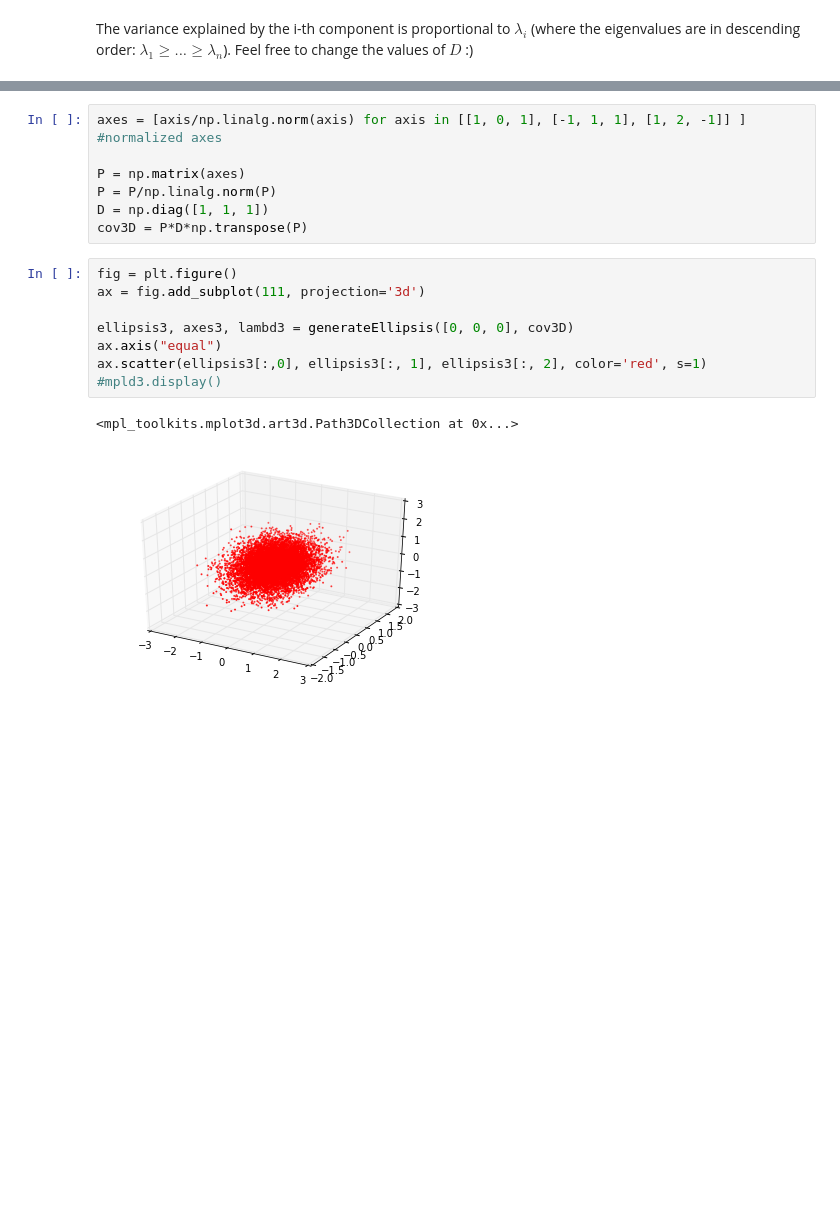
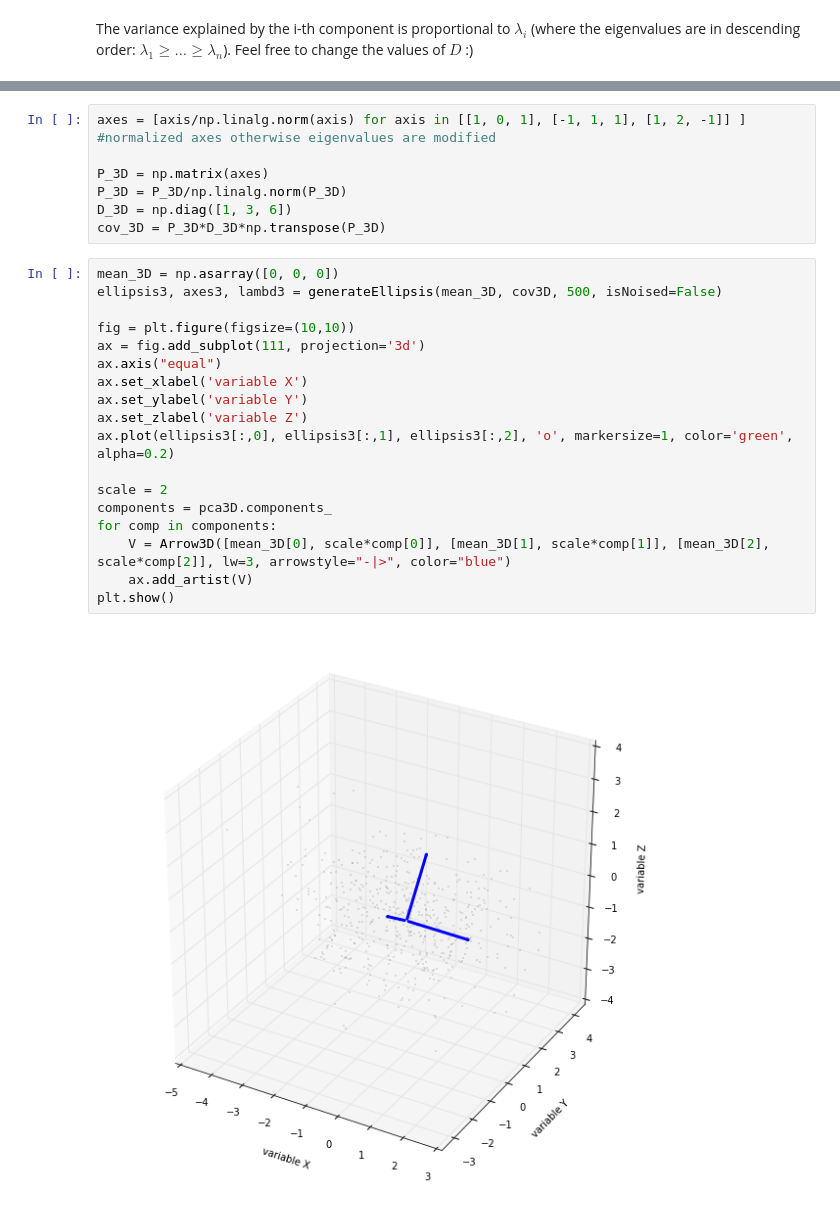
Before and after one commit to Nick-Ol/Ipython-Notebooks, a Jupyter notebook: PCA/PCA.ipynb, the cells around one changed output, grey strips where cells are left out. Saved outputs shown, nothing was run; the diff lists cells and outputs as text; blank space fills up the shorter version.

```diff
--- a/PCA/PCA.ipynb
+++ b/PCA/PCA.ipynb
@@ -100,22 +120,31 @@ mpld3.enable_notebook()
 # %%
 axes = [axis/np.linalg.norm(axis) for axis in [[1, 0, 1], [-1, 1, 1], [1, 2, -1]] ]
-#normalized axes
+#normalized axes otherwise eigenvalues are modified
 
-P = np.matrix(axes)
-P = P/np.linalg.norm(P)
-D = np.diag([1, 1, 1])
-cov3D = P*D*np.transpose(P)
+P_3D = np.matrix(axes)
+P_3D = P_3D/np.linalg.norm(P_3D)
+D_3D = np.diag([1, 3, 6])
+cov_3D = P_3D*D_3D*np.transpose(P_3D)
-# %%
-fig = plt.figure()
-ax = fig.add_subplot(111, projection='3d')
-
-ellipsis3, axes3, lambd3 = generateEllipsis([0, 0, 0], cov3D)
-ax.axis("equal")
-ax.scatter(ellipsis3[:,0], ellipsis3[:, 1], ellipsis3[:, 2], color='red', s=1)
-#mpld3.display()
-# %% [output]
-<mpl_toolkits.mplot3d.art3d.Path3DCollection at 0x...>
-[figure, removed]
+# %%
+mean_3D = np.asarray([0, 0, 0])
+ellipsis3, axes3, lambd3 = generateEllipsis(mean_3D, cov3D, 500, isNoised=False)
+
+fig = plt.figure(figsize=(10,10))
+ax = fig.add_subplot(111, projection='3d')
+ax.axis("equal")
+ax.set_xlabel('variable X')
+ax.set_ylabel('variable Y')
+ax.set_zlabel('variable Z')
+ax.plot(ellipsis3[:,0], ellipsis3[:,1], ellipsis3[:,2], 'o', markersize=1, color='green', alpha=0.2)
+
+scale = 2
+components = pca3D.components_
+for comp in components:
+    V = Arrow3D([mean_3D[0], scale*comp[0]], [mean_3D[1], scale*comp[1]], [mean_3D[2], scale*comp[2]], lw=3, arrowstyle="-|>", color="blue")
+    ax.add_artist(V)
+plt.show()
+# %% [output]
+[figure, added]
 # %%
 pca3D = PCA(n_components = 3)
 pca3D.fit(ellipsis3)
```
Also changed, not shown: parts of 19 cells of this notebook.
